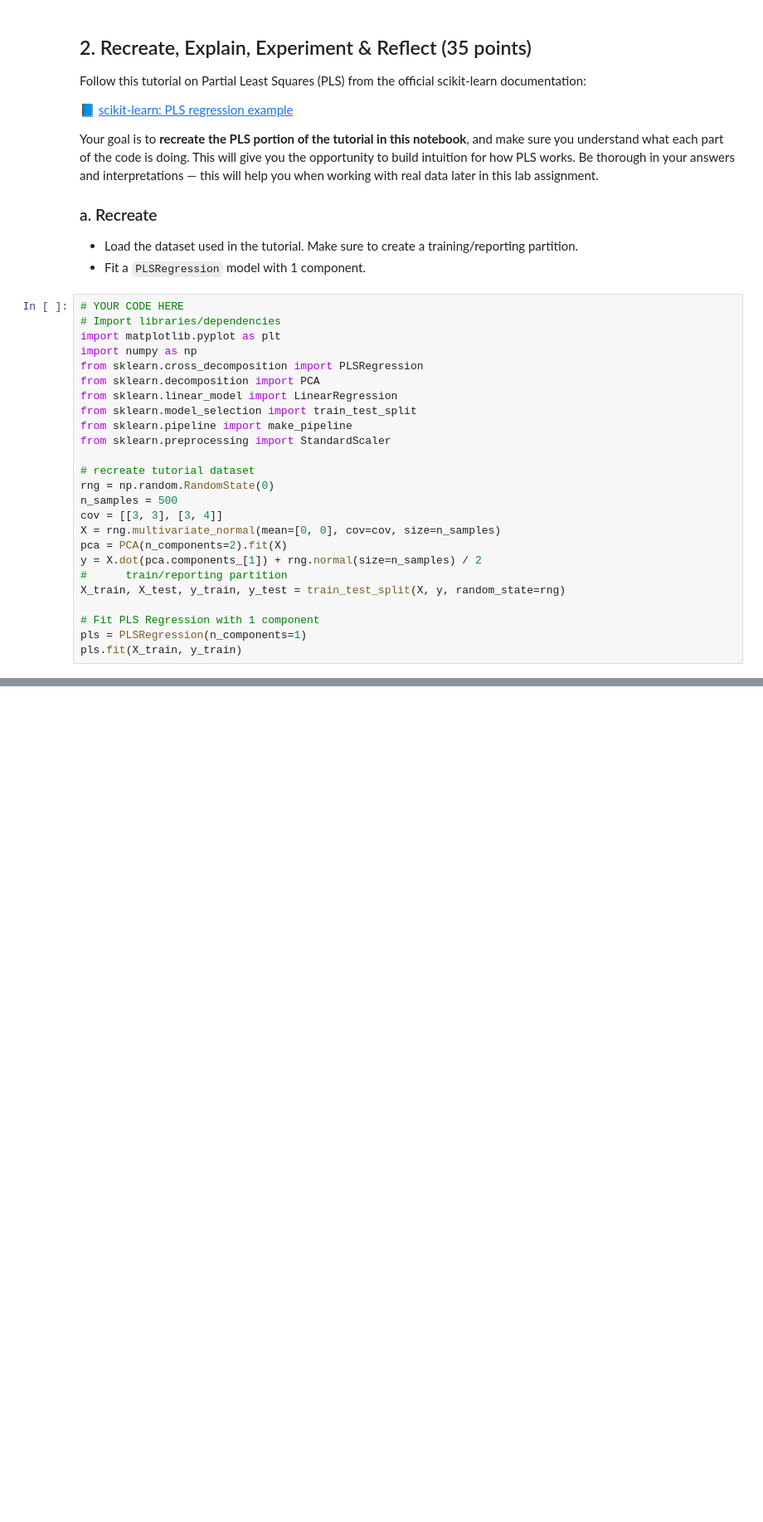
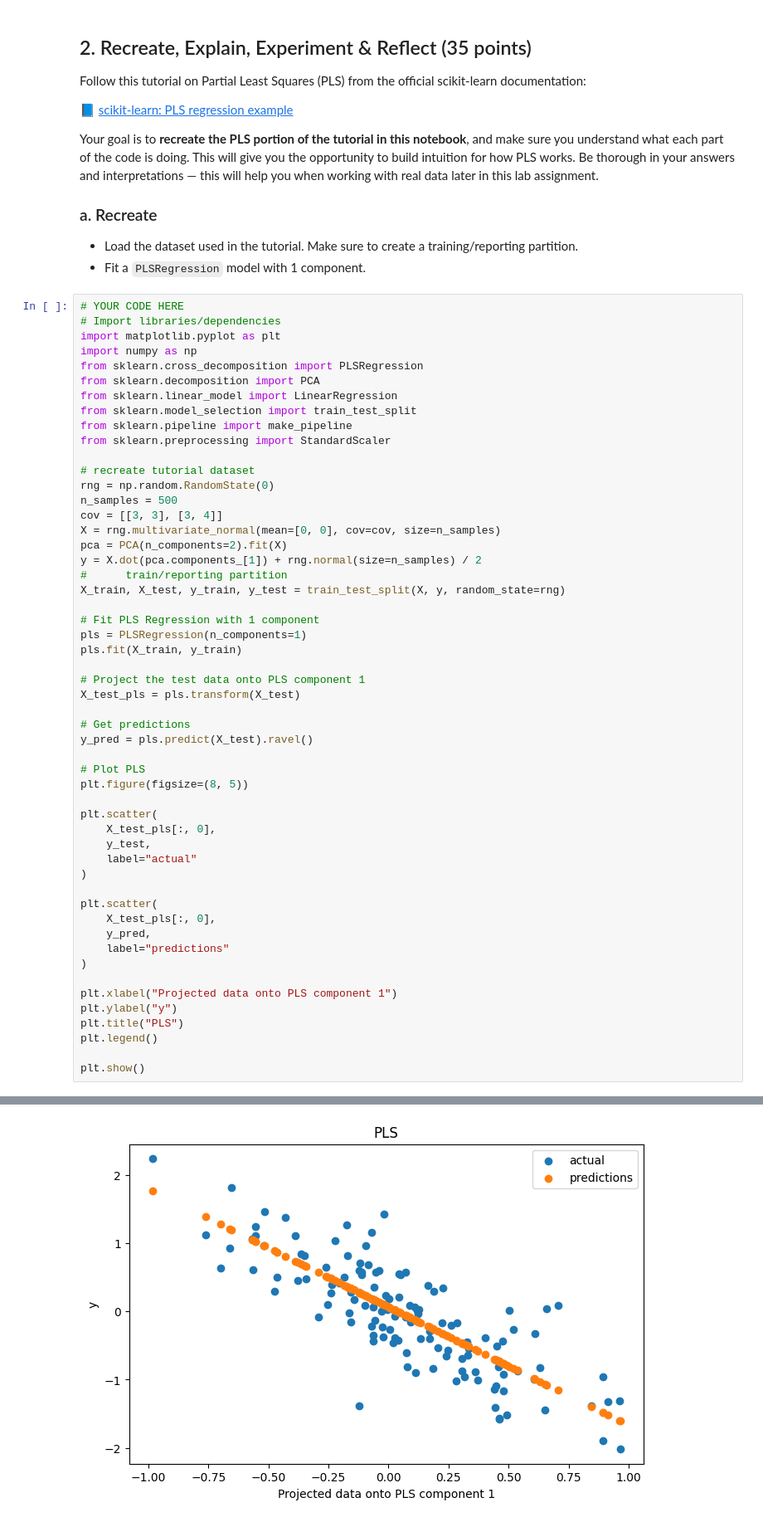
Before and after one commit to james-torgerson/ds4021_lab01, a Jupyter notebook: 01-partial-least-squares.ipynb, the cells around one changed output, grey strips where cells are left out. Shown at 83% size. Saved outputs shown, nothing was run; the diff lists cells and outputs as text; blank space fills up the shorter version.

Commit message:
Added plot to 2a and updated 2b

```diff
--- a/01-partial-least-squares.ipynb
+++ b/01-partial-least-squares.ipynb
@@ -76,4 +76,32 @@ X_train, X_test, y_train, y_test = train_test_split(X, y, random_state=rng)
 # Fit PLS Regression with 1 component
 pls = PLSRegression(n_components=1)
 pls.fit(X_train, y_train)
+
+# Project the test data onto PLS component 1
+X_test_pls = pls.transform(X_test)
+
+# Get predictions
+y_pred = pls.predict(X_test).ravel()
+
+# Plot PLS
+plt.figure(figsize=(8, 5))
+
+plt.scatter(
+    X_test_pls[:, 0],
+    y_test,
+    label="actual"
+)
+
+plt.scatter(
+    X_test_pls[:, 0],
+    y_pred,
+    label="predictions"
+)
+
+plt.xlabel("Projected data onto PLS component 1")
+plt.ylabel("y")
+plt.title("PLS")
+plt.legend()
+
+plt.show()
 # %% [output]
@@ -81,3 +108,4 @@ PLSRegression(n_components=1)
+[figure, added]
 # %% [markdown]
 ### b. Explain
 For **every block of code** *(in question 2a)*, add a markdown cell that explains:
```
Also changed, not shown: parts of 2 cells of this notebook.
